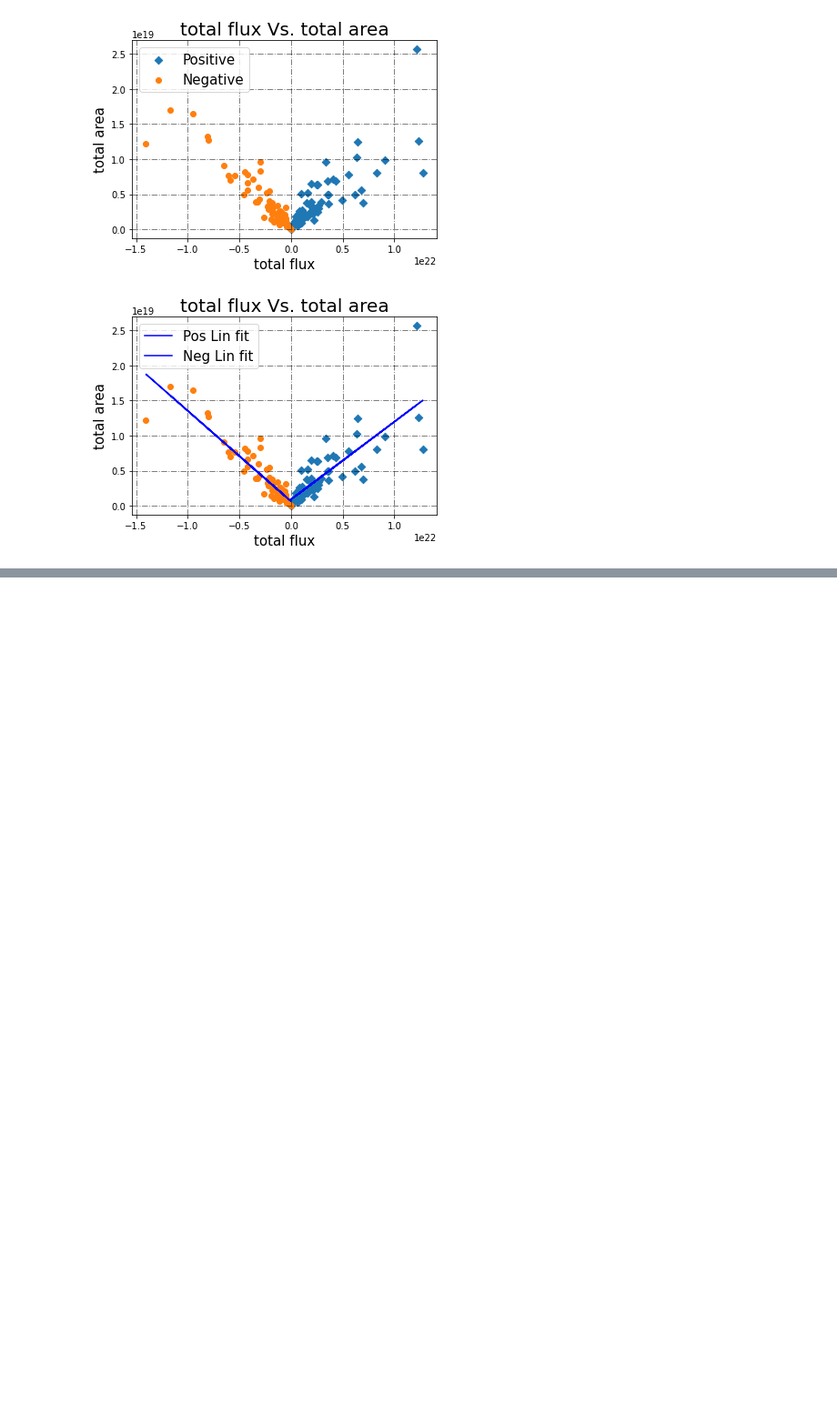
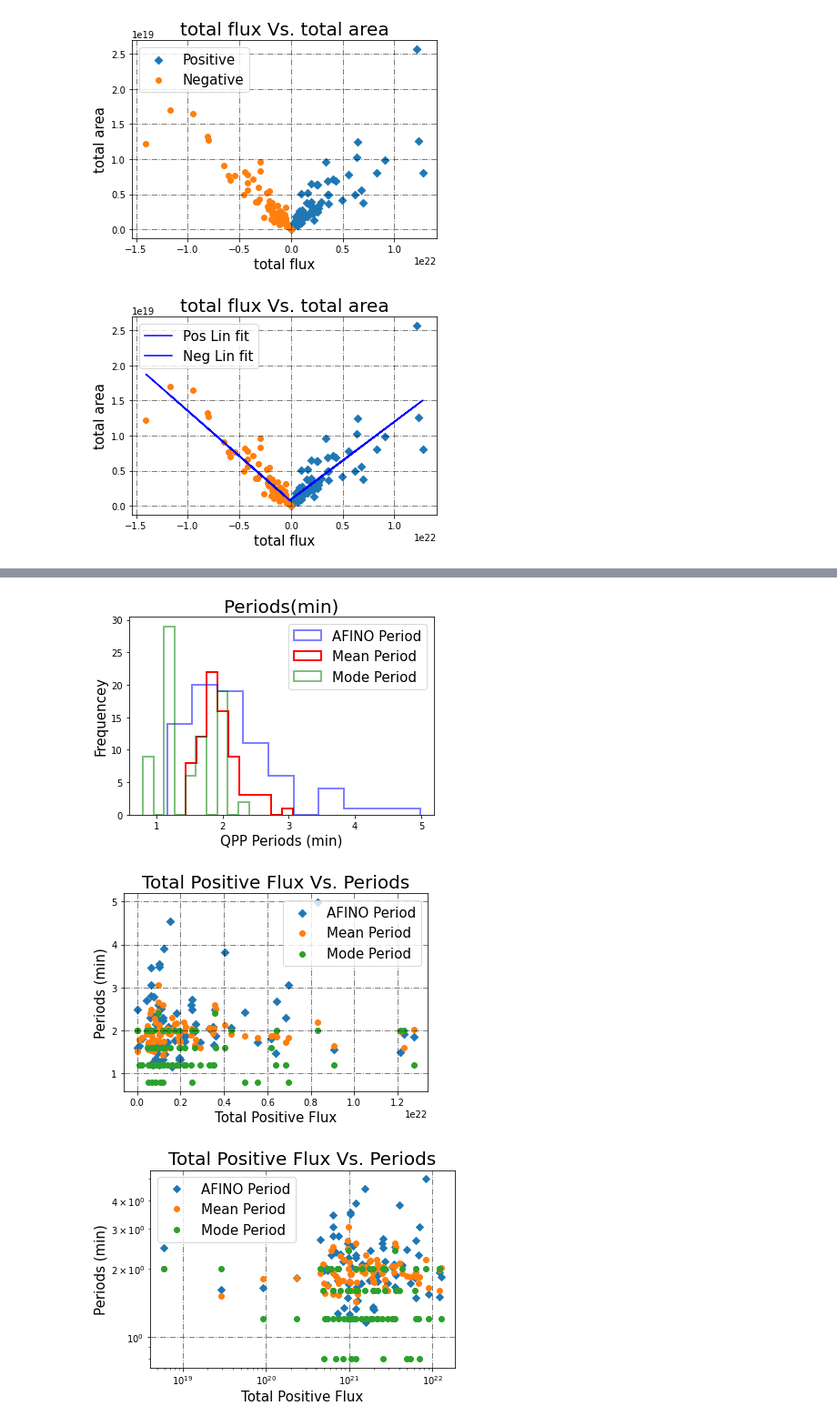
Before and after one commit to mfcorchado/QPPS_Kaz_Ver, a Jupyter notebook: Stats_Code.ipynb, the cells around one changed output, grey strips where cells are left out. Shown at 91% size. Cells and saved outputs as stored; diff of their text form; code cells hidden in the pictures; blank space fills up the shorter version.

```diff
--- a/Stats_Code.ipynb
+++ b/Stats_Code.ipynb
@@ -324,0 +599,7 @@ ValueError: autodetected range of [nan, nan] is not finite
+# %%
+nPer_mean1, nPer_mean2, nPer_mean3, nVar_mean1, nPer_std1, nPer_std2, nPer_std3, nVar_std1, nPer_skew1, nPer_skew2, nPer_skew3,nVar_skew1, nPer_kur1,nPer_kur2, nPer_kur3, nVar_kur1, nPer_mode1, nPer_mode2, nPer_mode3,nVar_mode1  = compare_periods_var (nafino_period,nmean_period, nmode_period,tot_pflux, 'Total Positive Flux', 'AFINO Period', 'Mean Period', 'Mode Period', True)
+##Add units to the plots
+# %% [output]
+[figure, added]
+[figure, added]
+[figure, added]
```
Also changed, not shown: parts of 28 cells of this notebook.
